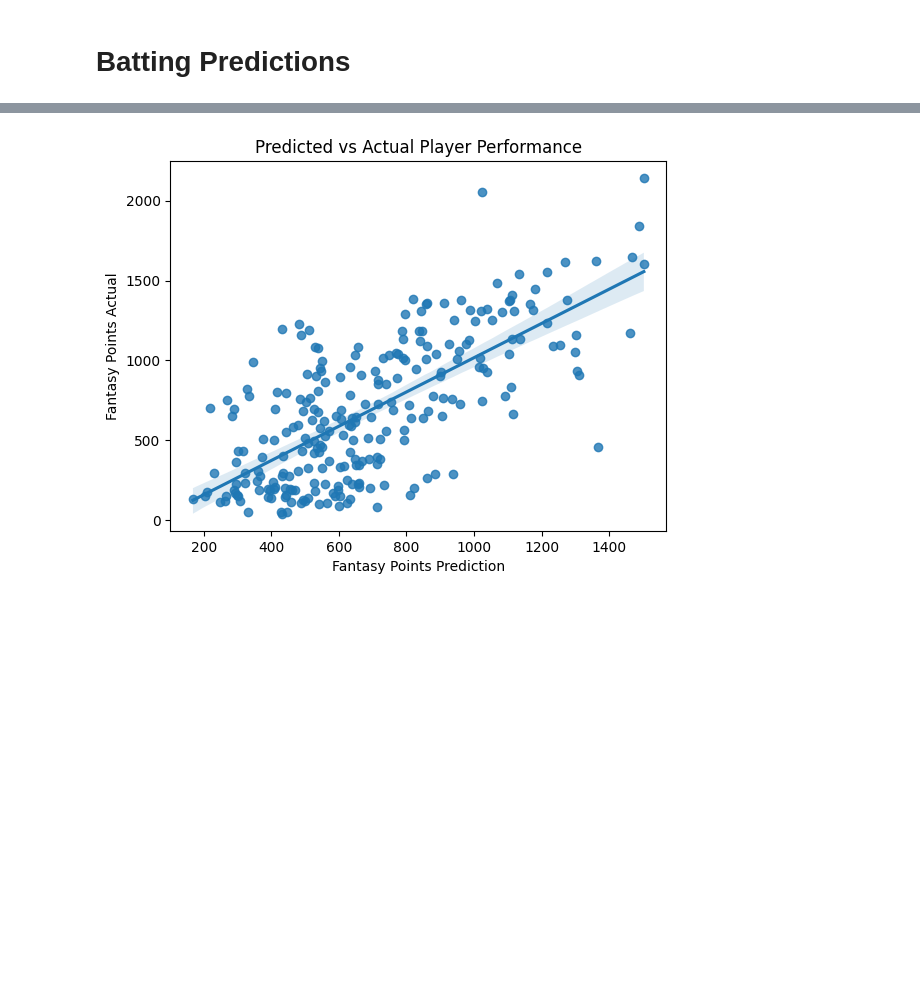
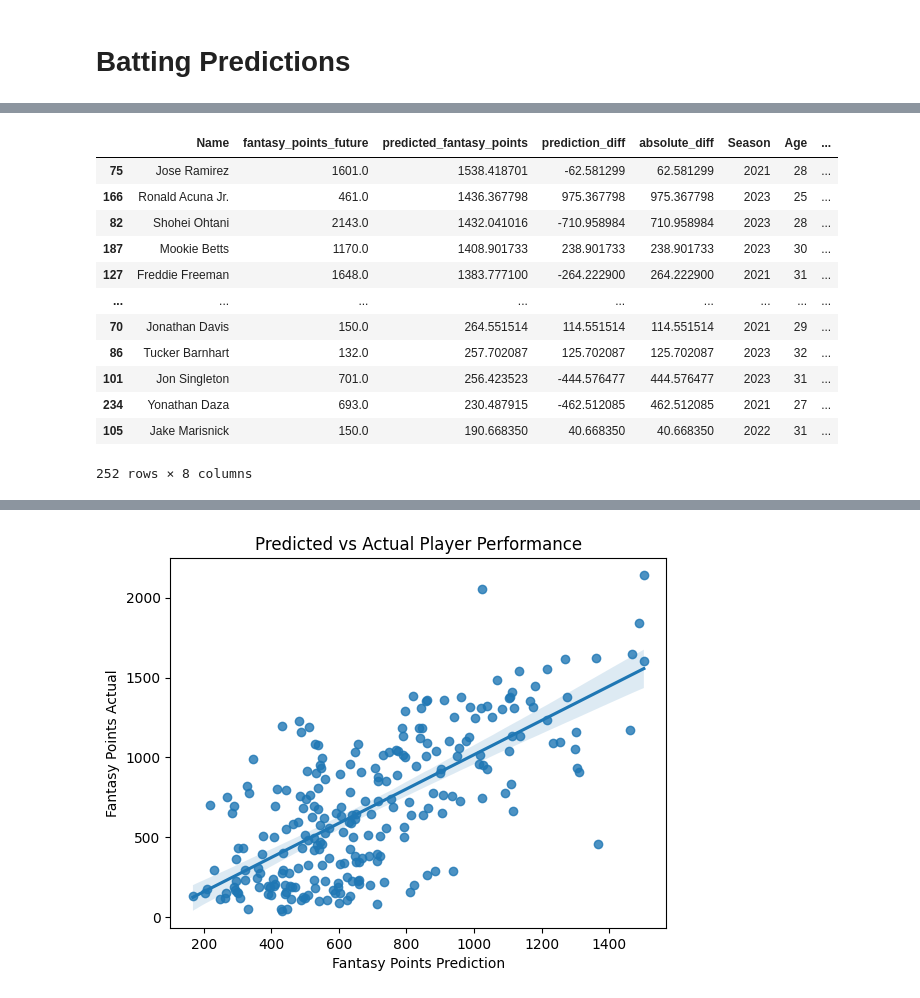
Before and after one commit to boon-man/baseball_modeling, a Jupyter notebook: run_model.ipynb, the cells around one changed output, grey strips where cells are left out. Drawn from its saved outputs; the diff is of its cells as text; code cells hidden in the pictures; blank space fills up the shorter version.

```diff
--- a/run_model.ipynb
+++ b/run_model.ipynb
@@ -264,0 +809,17 @@ Best iteration: 65
+# %%
+batting_results = compile_predictions(batting_df, x_test, y_test, y_pred)
+display(batting_results)
+# %% [output]
+|  | Name | fantasy_points_future | predicted_fantasy_points | prediction_diff | absolute_diff | Season | Age | ... |
+| 75 | Jose Ramirez | 1601.0 | 1538.418701 | -62.581299 | 62.581299 | 2021 | 28 | ... |
+| 166 | Ronald Acuna Jr. | 461.0 | 1436.367798 | 975.367798 | 975.367798 | 2023 | 25 | ... |
+| 82 | Shohei Ohtani | 2143.0 | 1432.041016 | -710.958984 | 710.958984 | 2023 | 28 | ... |
+| 187 | Mookie Betts | 1170.0 | 1408.901733 | 238.901733 | 238.901733 | 2023 | 30 | ... |
+| 127 | Freddie Freeman | 1648.0 | 1383.777100 | -264.222900 | 264.222900 | 2021 | 31 | ... |
+| ... | ... | ... | ... | ... | ... | ... | ... | ... |
+| 70 | Jonathan Davis | 150.0 | 264.551514 | 114.551514 | 114.551514 | 2021 | 29 | ... |
+| 86 | Tucker Barnhart | 132.0 | 257.702087 | 125.702087 | 125.702087 | 2023 | 32 | ... |
+| 101 | Jon Singleton | 701.0 | 256.423523 | -444.576477 | 444.576477 | 2023 | 31 | ... |
+| 234 | Yonathan Daza | 693.0 | 230.487915 | -462.512085 | 462.512085 | 2021 | 27 | ... |
+| 105 | Jake Marisnick | 150.0 | 190.668350 | 40.668350 | 40.668350 | 2022 | 31 | ... |
+252 rows × 8 columns
```
Also changed, not shown: parts of 17 cells of this notebook, 1 other file.
